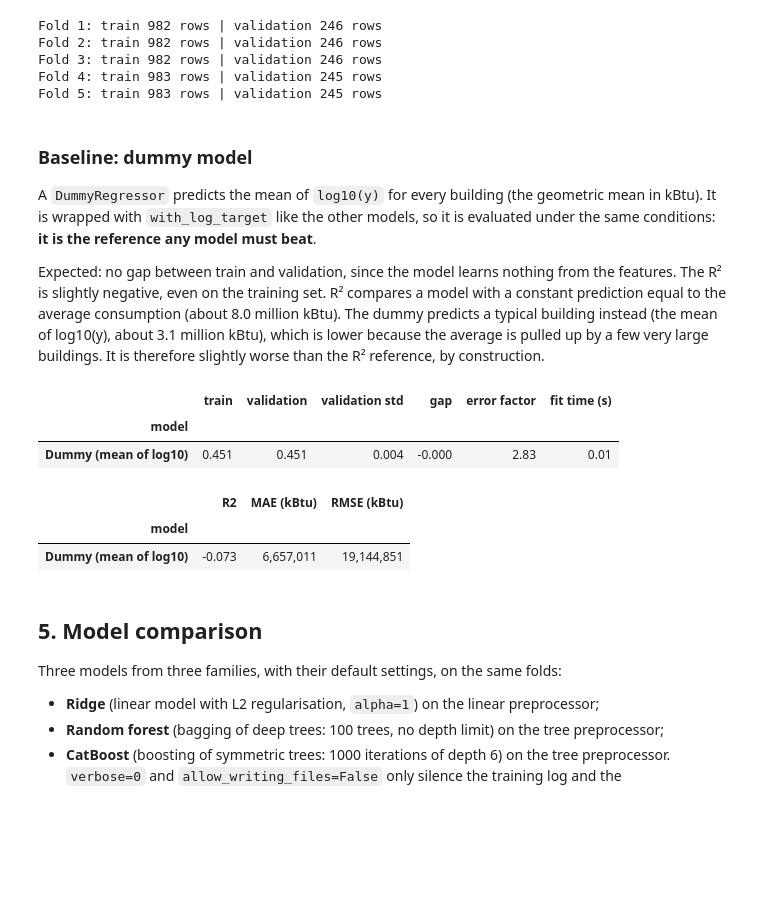
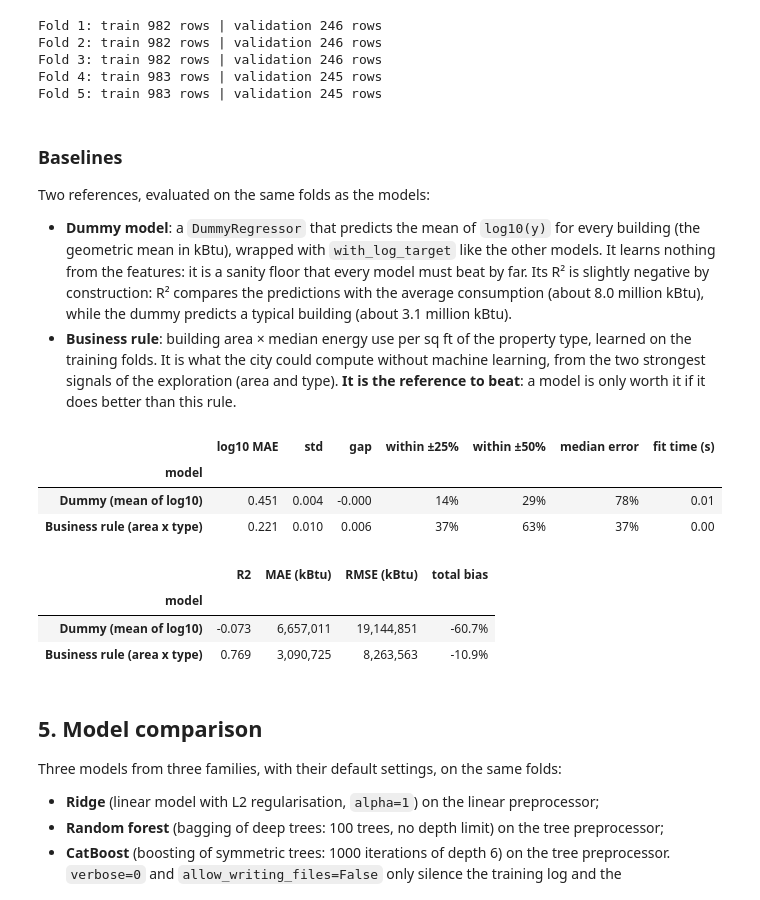
Before and after one commit to dapitch666/oc-p03-seattle-building-energy, a Jupyter notebook: notebooks/03_modeling.ipynb, the cells around one changed output. Drawn from its saved outputs; the diff is of its cells as text; code cells hidden in the pictures; blank space fills up the shorter version.

```diff
--- a/notebooks/03_modeling.ipynb
+++ b/notebooks/03_modeling.ipynb
@@ -495,6 +510,21 @@ Fold 5: train 983 rows | validation 245 rows
 # %%
 def log10_mae(y_true, y_pred):
     return mean_absolute_error(np.log10(y_true), np.log10(y_pred))
+
+
+def share_within(y_true, y_pred, tol):
+    """Share of buildings predicted within ±tol of their actual energy use (0.25 = ±25%)."""
+    return np.mean(np.abs(y_pred - y_true) / y_true <= tol)
+
+
+def median_ape(y_true, y_pred):
+    """Median relative error: half of the buildings have a smaller error."""
+    return np.median(np.abs(y_pred - y_true) / y_true)
+
+
+def total_bias(y_true, y_pred):
+    """Relative gap between the total predicted and the total actual energy use."""
+    return y_pred.sum() / y_true.sum() - 1
 
 
 scorers = {
@@ -502,27 +532,62 @@ scorers = {
     "neg_mean_absolute_error": "neg_mean_absolute_error",
     "neg_root_mean_squared_error": "neg_root_mean_squared_error",
     "neg_log10_mae": make_scorer(log10_mae, greater_is_better=False),
+    "within_25": make_scorer(share_within, tol=0.25),
+    "within_50": make_scorer(share_within, tol=0.5),
+    "neg_median_ape": make_scorer(median_ape, greater_is_better=False),
+    "total_bias": make_scorer(total_bias),
 }
 # %% [markdown]
-### Baseline: dummy model
+### Baselines
 
-A `DummyRegressor` predicts the mean of `log10(y)` for every building (the geometric mean in kBtu). It is wrapped with `with_log_target` like the other models, so it is evaluated under the same conditions: **it is the reference any model must beat**.
+Two references, evaluated on the same folds as the models:
 
-Expected: no gap between train and validation, since the model learns nothing from the features. The R² is slightly negative, even on the training set. R² compares a model with a constant prediction equal to the average consumption (about 8.0 million kBtu). The dummy predicts a typical building instead (the mean of log10(y), about 3.1 million kBtu), which is lower because the average is pulled up by a few very large buildings. It is therefore slightly worse than the R² reference, by construction.
+- **Dummy model**: a `DummyRegressor` that predicts the mean of `log10(y)` for every building (the geometric mean in kBtu), wrapped with `with_log_target` like the other models. It learns nothing from the features: it is a sanity floor that every model must beat by far. Its R² is slightly negative by construction: R² compares the predictions with the average consumption (about 8.0 million kBtu), while the dummy predicts a typical building (about 3.1 million kBtu).
+- **Business rule**: building area × median energy use per sq ft of the property type, learned on the training folds. It is what the city could compute without machine learning, from the two strongest signals of the exploration (area and type). **It is the reference to beat**: a model is only worth it if it does better than this rule.
 # %%
-dummy = with_log_target(DummyRegressor(strategy="mean"))
-baseline = evaluate_model(dummy, X_train, y_train, cv, scorers, "Dummy (mean of log10)")
+class TypeIntensityBaseline(RegressorMixin, BaseEstimator):
+    """Business rule: building area x median intensity of the property type, in kBtu.
 
-baseline_results = pd.DataFrame([baseline]).set_index("model")
+    The median log10 intensity of each type is learned on the training data; a type
+    unseen during fit gets the overall median.
+    """
+
+    def fit(self, X, y):
+        log_intensity = np.log10(y / X["PropertyGFABuilding(s)"])
+        self.medians_ = log_intensity.groupby(X["PrimaryPropertyType"]).median()
+        self.global_median_ = log_intensity.median()
+        return self
+
+    def predict(self, X):
+        log_intensity = (
+            X["PrimaryPropertyType"]
+            .map(self.medians_)
+            .astype(float)
+            .fillna(self.global_median_)
+        )
+        return (10**log_intensity * X["PropertyGFABuilding(s)"]).to_numpy()
+
+
+baselines = {
+    "Dummy (mean of log10)": with_log_target(DummyRegressor(strategy="mean")),
+    "Business rule (area x type)": TypeIntensityBaseline(),
+}
+baseline_rows = [
+    evaluate_model(model, X_train, y_train, cv, scorers, name)
+    for name, model in baselines.items()
+]
+baseline_results = pd.DataFrame(baseline_rows).set_index("model")
 display(decision_table(baseline_results))
 display(kbtu_table(baseline_results))
 # %% [output]
-|  | train | validation | validation std | gap | error factor | fit time (s) |
-| model |  |  |  |  |  |  |
-| Dummy (mean of log10) | 0.451 | 0.451 | 0.004 | -0.000 | 2.83 | 0.01 |
+|  | log10 MAE | std | gap | within ±25% | within ±50% | median error | fit time (s) |
+| model |  |  |  |  |  |  |  |
+| Dummy (mean of log10) | 0.451 | 0.004 | -0.000 | 14% | 29% | 78% | 0.01 |
+| Business rule (area x type) | 0.221 | 0.010 | 0.006 | 37% | 63% | 37% | 0.00 |
-|  | R2 | MAE (kBtu) | RMSE (kBtu) |
-| model |  |  |  |
-| Dummy (mean of log10) | -0.073 | 6,657,011 | 19,144,851 |
+|  | R2 | MAE (kBtu) | RMSE (kBtu) | total bias |
+| model |  |  |  |  |
+| Dummy (mean of log10) | -0.073 | 6,657,011 | 19,144,851 | -60.7% |
+| Business rule (area x type) | 0.769 | 3,090,725 | 8,263,563 | -10.9% |
 # %% [markdown]
 ## 5. Model comparison
 
```
Also changed, not shown: parts of 9 cells of this notebook.
